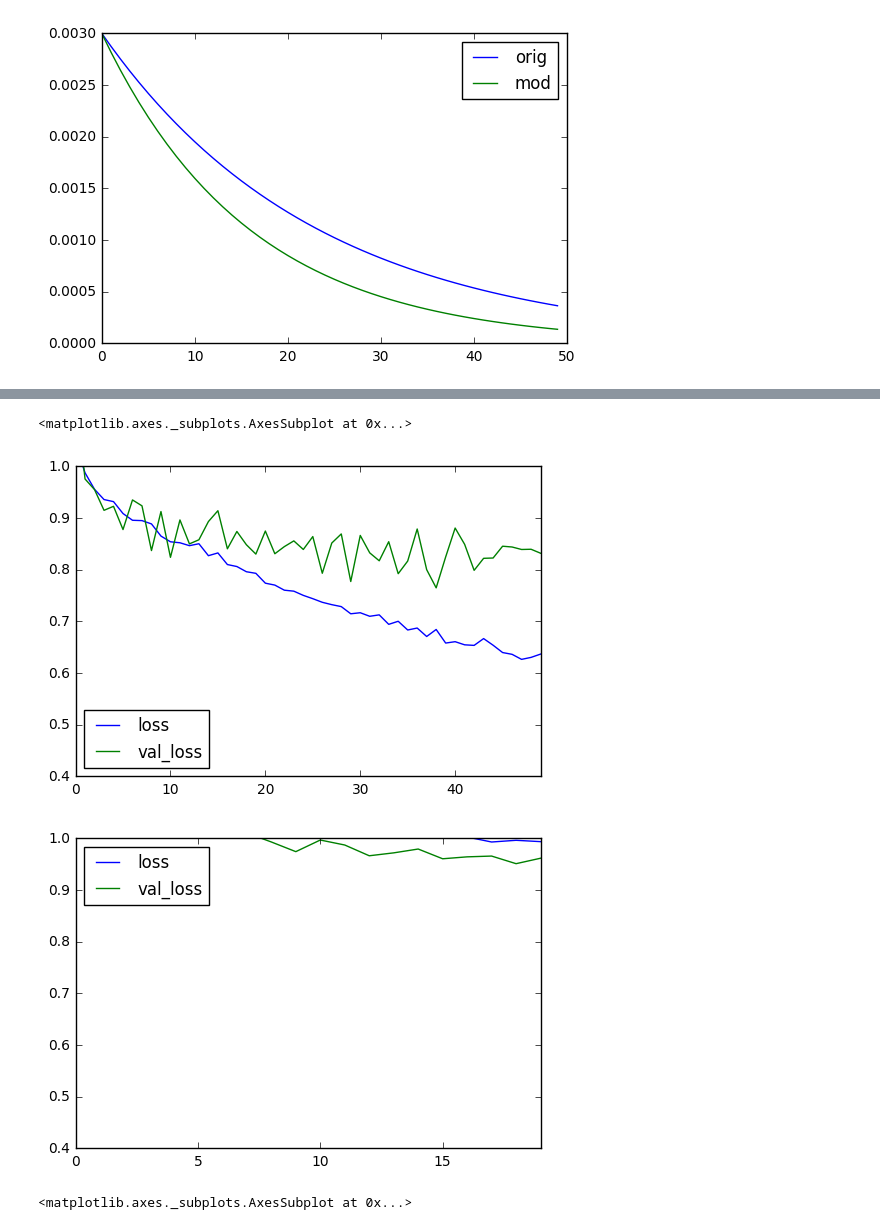
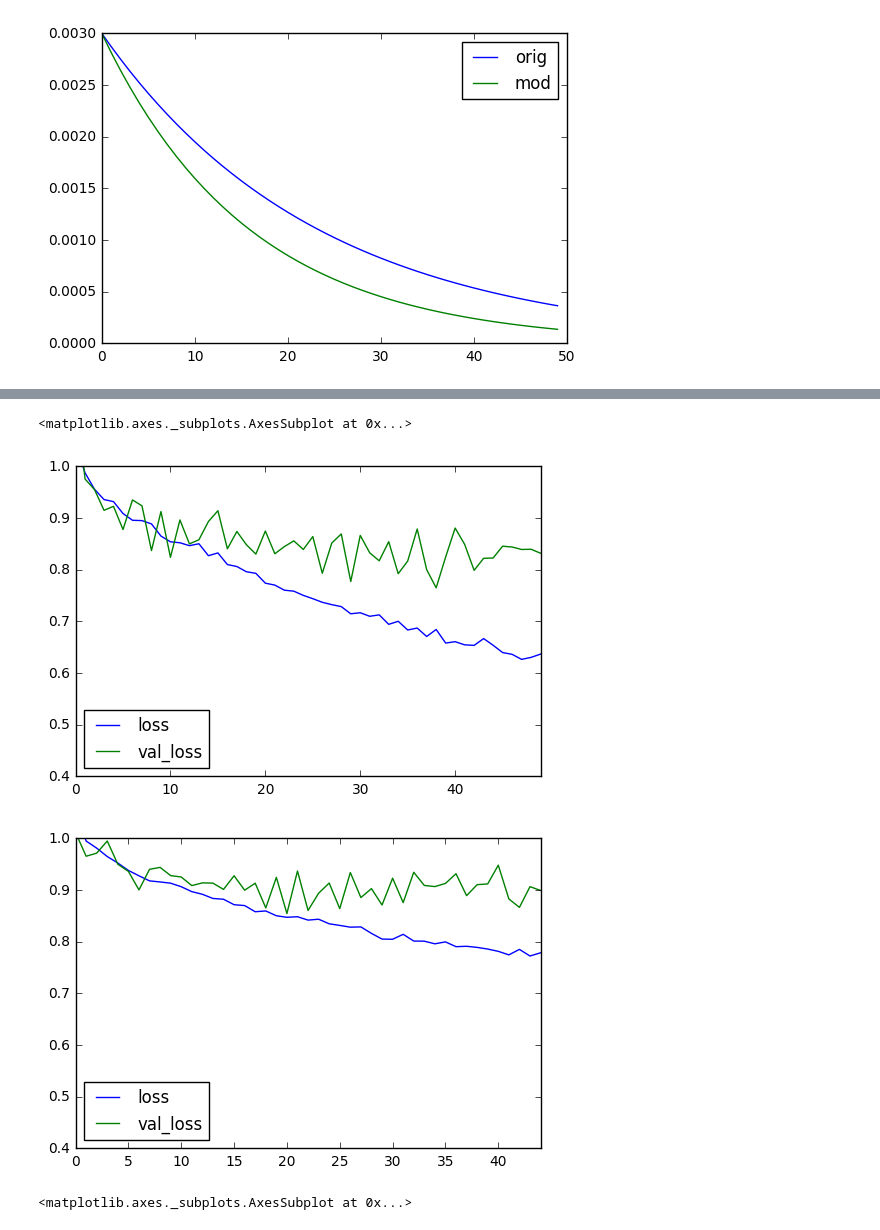
Before and after one commit to vfdev-5/Intel_MobileODT, a Jupyter notebook: notebooks/pipeline_cervix_classification.ipynb, the cells around one changed output, grey strips where cells are left out. Drawn from its saved outputs; the diff is of its cells as text; code cells hidden in the pictures.

```diff
--- a/notebooks/pipeline_cervix_classification.ipynb
+++ b/notebooks/pipeline_cervix_classification.ipynb
@@ -262,12 +261,12 @@ import matplotlib.pylab as plt
 # %%
 df = pd.read_csv('weights/training_mixed_cnn_cervix_class_cvfold=0_opt=adadelta_seed=54321_2017-06-04-16-48.log')
 df[['loss', 'val_loss']].plot(ylim=(0.4, 1.0))
-df = pd.read_csv('weights/training_mixed_cnn3_cervix_class_cvfold=2_opt=adadelta_seed=54321_2017-06-11-08-51.log')
+df = pd.read_csv('weights/training_mixed_cnn3_cervix_class_cvfold=2_opt=adadelta_seed=54321_2017-06-10-21-21.log')
 df[['loss', 'val_loss']].plot(ylim=(0.4, 1.0))
 # %% [output]
 <matplotlib.axes._subplots.AxesSubplot at 0x...>
 [figure]
-[figure, old version]
+[figure, new version]
 # %%
 # %% [output]
 <matplotlib.axes._subplots.AxesSubplot at 0x...>
```
Also changed, not shown: parts of 5 cells of this notebook, 5 other files.
